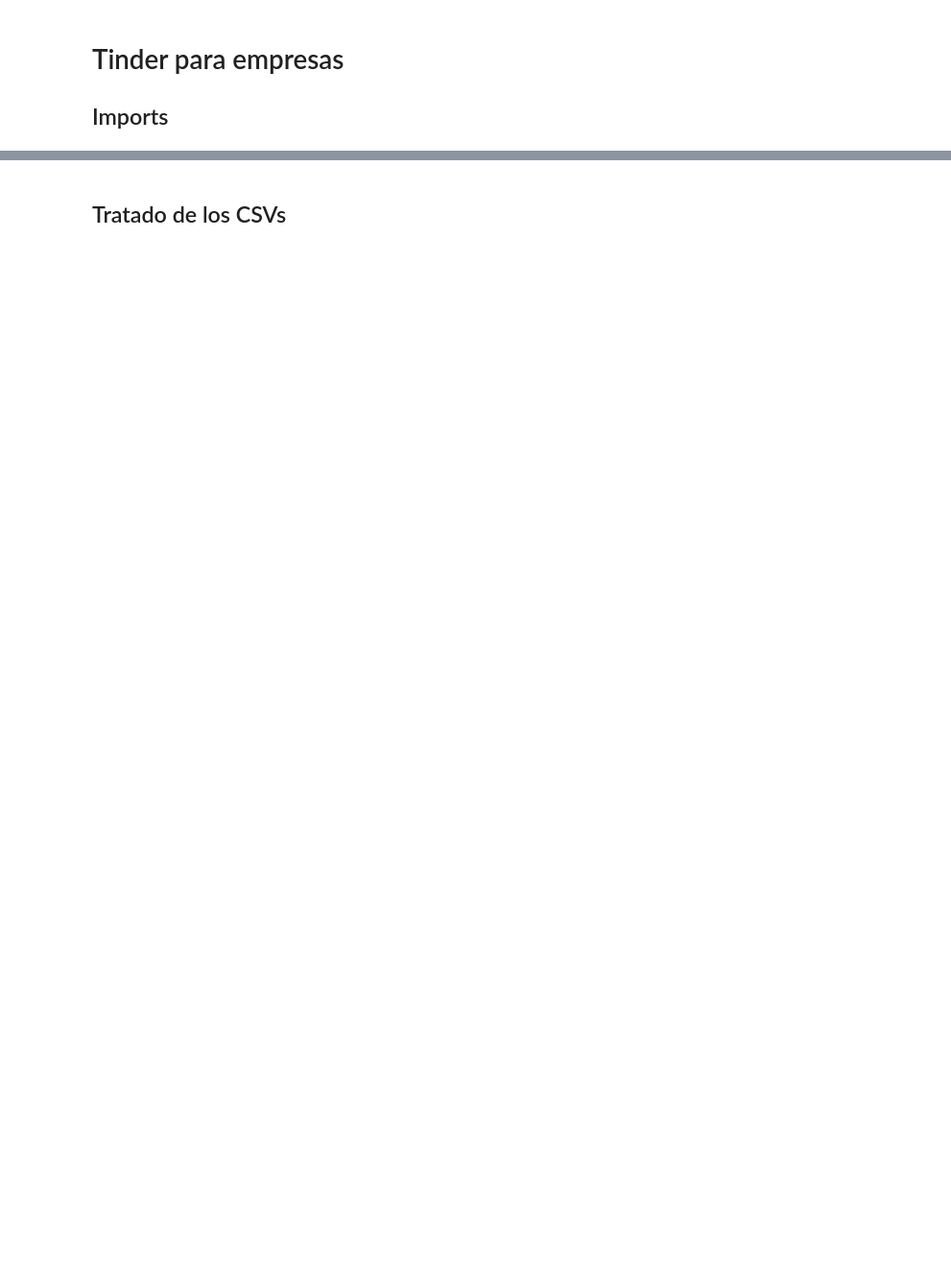
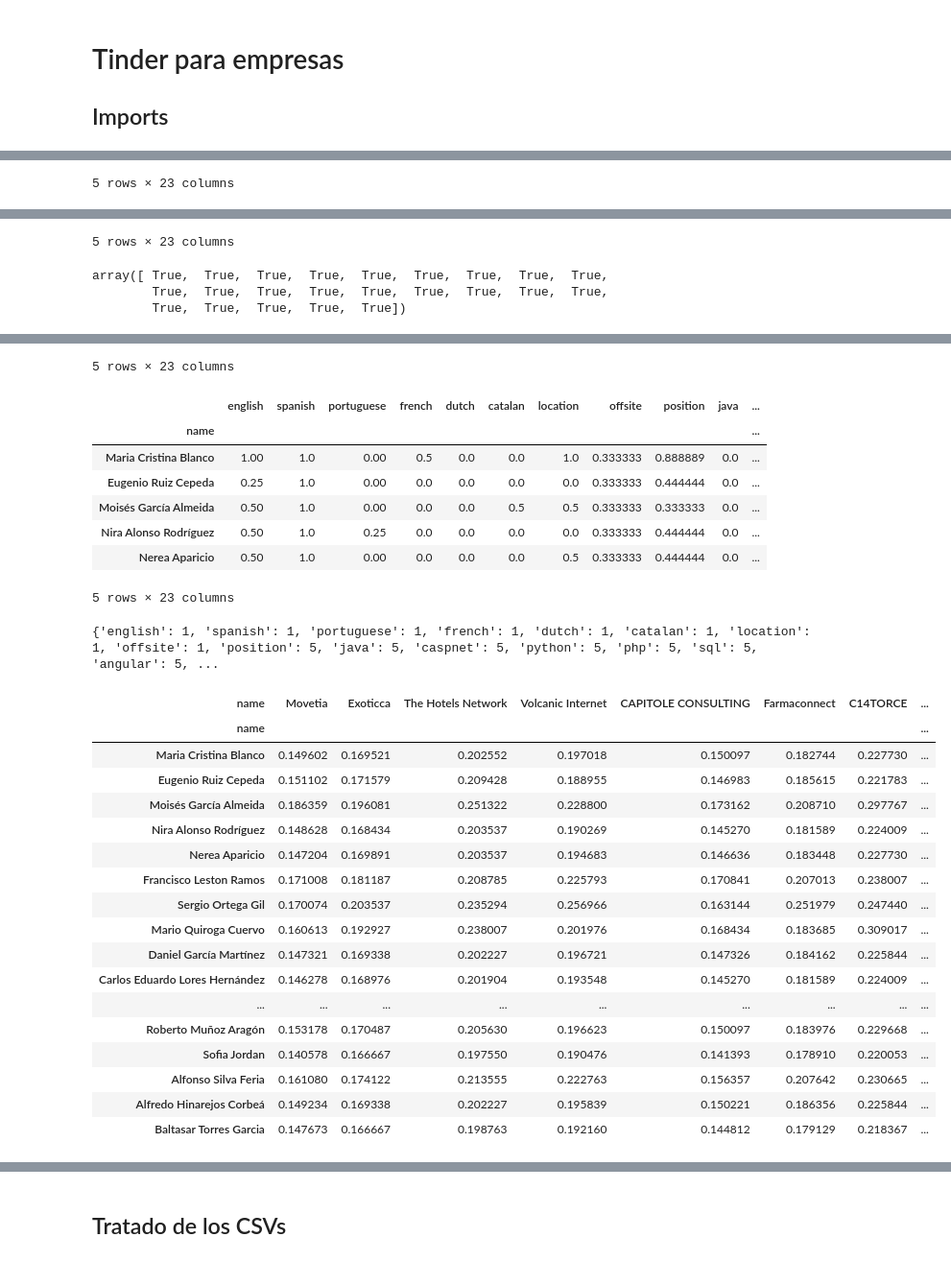
Before and after one commit to albertogcmr/hiring-week-IH-tinder-matching, a Jupyter notebook: matching.ipynb, the cells around one changed output, grey strips where cells are left out. Shown at 96% size. Cells and saved outputs as stored; diff of their text form; code cells hidden in the pictures; blank space fills up the shorter version.

```diff
--- a/matching.ipynb
+++ b/matching.ipynb
@@ -27,16 +14,0 @@ STUDENTS_CLEAN_CSV = './encuestas/students.csv'
-# %%
-def adquisition_survey():
-    companies_enc = web_translate_csv(path=COMPANIES_ENCUESTAS_CSV, dic=DIC_COMPANIES)
-    students_enc = web_translate_csv(path=STUDENTS_ENCUESTAS_CSV, dic=DIC_STUDENTS)
-    return companies_enc, students_enc
-
-def save_clean_dfs():
-    pass
-
-def main():
-    companies_enc, students_enc = adquisition_survey()
-    display(companies_enc.columns)
-
-
-if __name__=='__main__':
-    main()
@@ -179,0 +64,31 @@ array([ True,  True,  True,  True,  True,  True,  True,  True,  True,
+# %%
+def main():
+    # Toma de argumentos.
+    bootcamp, companies_filename, students_filename, rondas = get_args()
+
+    # DFs limpios
+    companies, students = adquisition_survey(bootcamp, companies_filename, students_filename)
+    display(companies.head())
+    display(students.head())
+
+    # Testing
+    display(companies.columns == students.columns)
+
+    students, companies = normalize_2dfs(students, companies)
+    display(companies.head())
+    display(students.head())
+
+    # TO DO: crear la tabla matching
+ # matching.shape
+    matching = calculate_match(students, companies, bootcamp)
+    display(matching)
+    # TO DO: en función de las rondas y el n-students y n-companies hacer los emparejamientos
+
+
+    # TO DO: muestra de datos en excel a gusto de A Rojas
+
+
+
+if __name__=='__main__':
+    main()
+# %% [output]
@@ -179,0 +103 @@ array([ True,  True,  True,  True,  True,  True,  True,  True,  True,
+5 rows × 23 columns
@@ -179,0 +111,4 @@ array([ True,  True,  True,  True,  True,  True,  True,  True,  True,
+5 rows × 23 columns
+array([ True,  True,  True,  True,  True,  True,  True,  True,  True,
+        True,  True,  True,  True,  True,  True,  True,  True,  True,
+        True,  True,  True,  True,  True])
@@ -179,0 +122,28 @@ array([ True,  True,  True,  True,  True,  True,  True,  True,  True,
+5 rows × 23 columns
+|  | english | spanish | portuguese | french | dutch | catalan | location | offsite | position | java | ... |
+| name |  |  |  |  |  |  |  |  |  |  | ... |
+| Maria Cristina Blanco | 1.00 | 1.0 | 0.00 | 0.5 | 0.0 | 0.0 | 1.0 | 0.333333 | 0.888889 | 0.0 | ... |
+| Eugenio Ruiz Cepeda | 0.25 | 1.0 | 0.00 | 0.0 | 0.0 | 0.0 | 0.0 | 0.333333 | 0.444444 | 0.0 | ... |
+| Moisés García Almeida | 0.50 | 1.0 | 0.00 | 0.0 | 0.0 | 0.5 | 0.5 | 0.333333 | 0.333333 | 0.0 | ... |
+| Nira Alonso Rodríguez | 0.50 | 1.0 | 0.25 | 0.0 | 0.0 | 0.0 | 0.0 | 0.333333 | 0.444444 | 0.0 | ... |
+| Nerea Aparicio | 0.50 | 1.0 | 0.00 | 0.0 | 0.0 | 0.0 | 0.5 | 0.333333 | 0.444444 | 0.0 | ... |
+5 rows × 23 columns
+{'english': 1, 'spanish': 1, 'portuguese': 1, 'french': 1, 'dutch': 1, 'catalan': 1, 'location': 1, 'offsite': 1, 'position': 5, 'java': 5, 'caspnet': 5, 'python': 5, 'php': 5, 'sql': 5, 'angular': 5, ...
+| name | Movetia | Exoticca | The Hotels Network | Volcanic Internet | CAPITOLE CONSULTING | Farmaconnect | C14TORCE | ... |
+| name |  |  |  |  |  |  |  | ... |
+| Maria Cristina Blanco | 0.149602 | 0.169521 | 0.202552 | 0.197018 | 0.150097 | 0.182744 | 0.227730 | ... |
+| Eugenio Ruiz Cepeda | 0.151102 | 0.171579 | 0.209428 | 0.188955 | 0.146983 | 0.185615 | 0.221783 | ... |
+| Moisés García Almeida | 0.186359 | 0.196081 | 0.251322 | 0.228800 | 0.173162 | 0.208710 | 0.297767 | ... |
+| Nira Alonso Rodríguez | 0.148628 | 0.168434 | 0.203537 | 0.190269 | 0.145270 | 0.181589 | 0.224009 | ... |
+| Nerea Aparicio | 0.147204 | 0.169891 | 0.203537 | 0.194683 | 0.146636 | 0.183448 | 0.227730 | ... |
+| Francisco Leston Ramos | 0.171008 | 0.181187 | 0.208785 | 0.225793 | 0.170841 | 0.207013 | 0.238007 | ... |
+| Sergio Ortega Gil | 0.170074 | 0.203537 | 0.235294 | 0.256966 | 0.163144 | 0.251979 | 0.247440 | ... |
+| Mario Quiroga Cuervo | 0.160613 | 0.192927 | 0.238007 | 0.201976 | 0.168434 | 0.183685 | 0.309017 | ... |
+| Daniel García Martínez | 0.147321 | 0.169338 | 0.202227 | 0.196721 | 0.147326 | 0.184162 | 0.225844 | ... |
+| Carlos Eduardo Lores Hernández | 0.146278 | 0.168976 | 0.201904 | 0.193548 | 0.145270 | 0.181589 | 0.224009 | ... |
+| ... | ... | ... | ... | ... | ... | ... | ... | ... |
+| Roberto Muñoz Aragón | 0.153178 | 0.170487 | 0.205630 | 0.196623 | 0.150097 | 0.183976 | 0.229668 | ... |
+| Sofia Jordan | 0.140578 | 0.166667 | 0.197550 | 0.190476 | 0.141393 | 0.178910 | 0.220053 | ... |
+| Alfonso Silva Feria | 0.161080 | 0.174122 | 0.213555 | 0.222763 | 0.156357 | 0.207642 | 0.230665 | ... |
+| Alfredo Hinarejos Corbeá | 0.149234 | 0.169338 | 0.202227 | 0.195839 | 0.150221 | 0.186356 | 0.225844 | ... |
+| Baltasar Torres Garcia | 0.147673 | 0.166667 | 0.198763 | 0.192160 | 0.144812 | 0.179129 | 0.218367 | ... |
```
Also changed, not shown: parts of 32 cells of this notebook, 2 other files.
